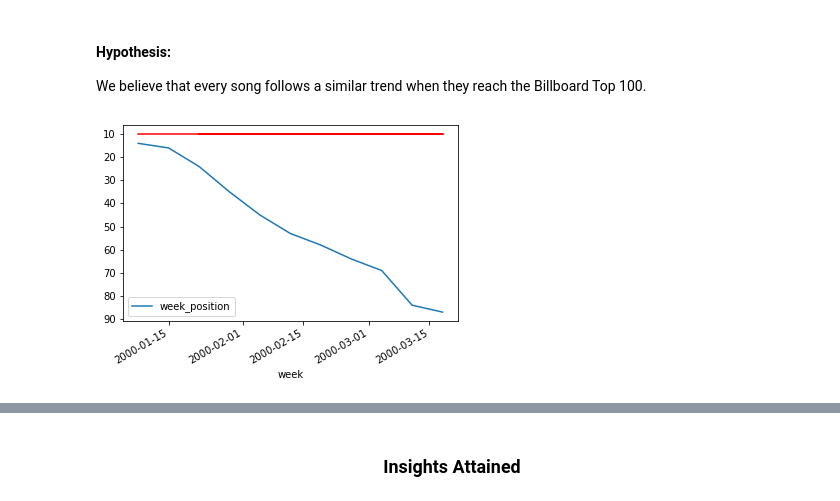
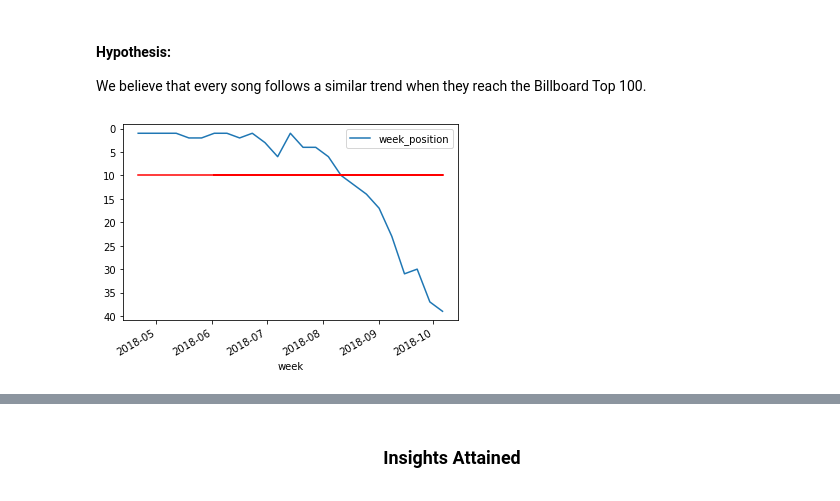
Before and after one commit to tvarano/hit-analyzer, a Jupyter notebook: main.ipynb, the cells around one changed output, grey strips where cells are left out. Cells and saved outputs as stored; diff of their text form; code cells hidden in the pictures.

```diff
--- a/main.ipynb
+++ b/main.ipynb
@@ -52,14 +52,14 @@ df = df[df.peak <= 10]
 # %%
 ax = plt.gca()
 # for s in df.song.unique():
-s = '24/7Kevon Edmonds'
+s = 'Nice For WhatDrake'
 df[df.songid == s].plot(x='week', y='week_position', ax = ax)
 horiz_line_data = np.array([10 for i in range(len(df[df.songid == s]))])
 plt.plot(df[df.songid == s].week, horiz_line_data, 'r')
 plt.gca().invert_yaxis()
 # print(min(pk))
 # %% [output]
-[figure, old version]
+[figure, new version]
 # %%
 # control points col
 # (start, start_peak, end_peak, end)
```
Also changed, not shown: parts of 3 cells of this notebook.
